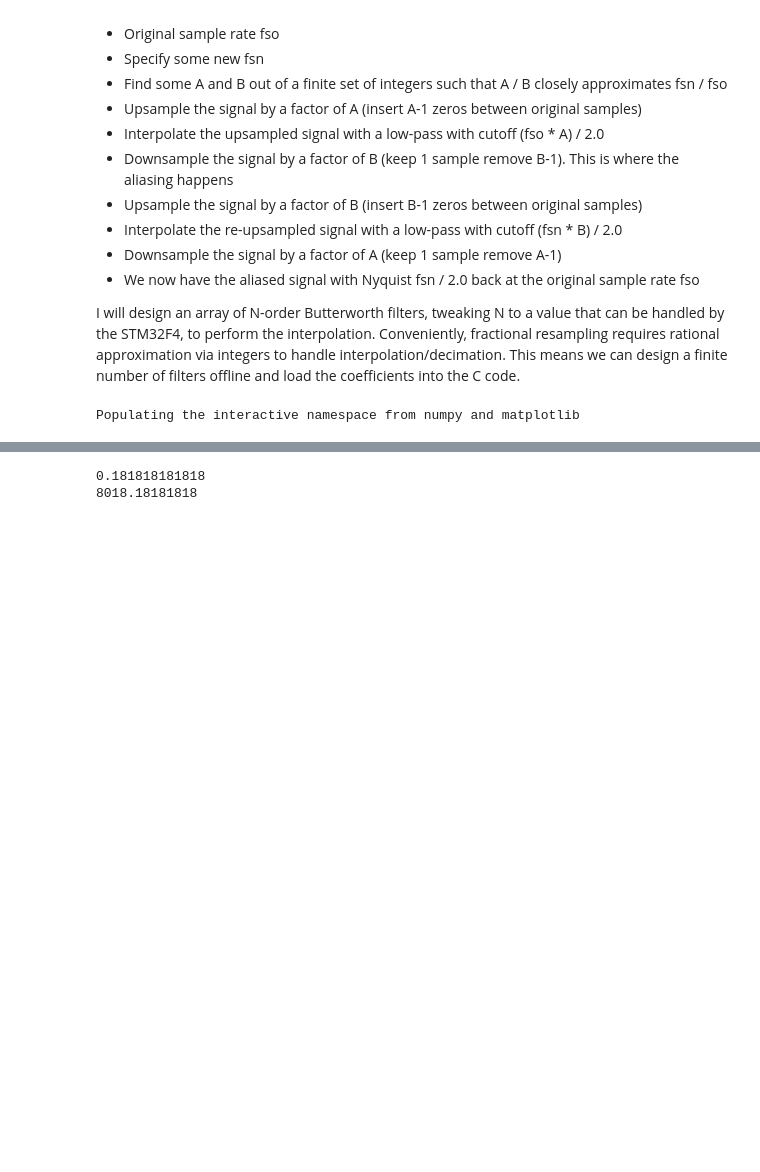
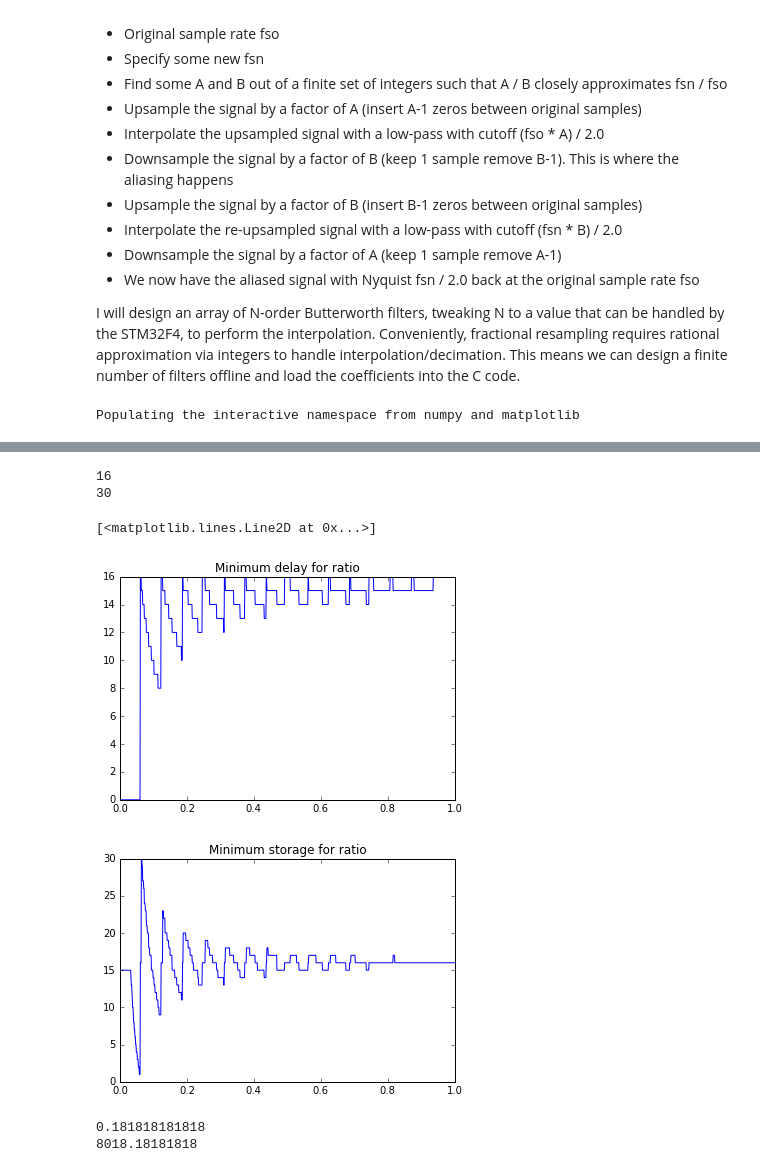
Before and after one commit to Shwe-creator/notebooks, a Jupyter notebook: 16_11_10 aliasing resample.ipynb, the cells around one changed output, grey strips where cells are left out. Cells and saved outputs as stored; diff of their text form; code cells hidden in the pictures; blank space fills up the shorter version.

Commit message:
finished RT implementation of minimum delay fractional downsampler

```diff
--- a/16_11_10 aliasing resample.ipynb
+++ b/16_11_10 aliasing resample.ipynb
@@ -52,3 +60,46 @@ plt.plot(rats, dens)
+# %%
+import math
+
+n = 16
+
+def calc_block_range(n, m, l):
+    n = float(n)
+    m = float(m)
+    l = float(l)
+
+    floor = lambda x: math.floor(x)
+    ceil = lambda x: math.ceil(x)
+
+    orig = [n, n]
+    up = [m * orig[0], m * orig[1]]
+    down = [floor(up[0] / l), ceil(up[1] / l)]
+    reup = [l * down[0], l * down[1]]
+    redown = [floor(reup[0] / m), ceil(reup[1] / m)]
+    return int(redown[0]), int(redown[1])
+
+minimum_delays = []
+minimum_storage = []
+for rat in rats:
+    a, b = rationalize_real(rat, A=range(1, 16), B=range(1, 32))
+    block_range = calc_block_range(n, a, b)
+    minimum_delays.append(block_range[0])
+    minimum_storage.append(block_range[1] - n + block_range[0])
+
+print np.max(minimum_delays)
+plt.figure()
+plt.plot(rats, minimum_delays)
+plt.title('Minimum delay for ratio')
+
+print np.max(minimum_storage)
+plt.figure()
+plt.title('Minimum storage for ratio')
+plt.plot(rats, minimum_storage)
+# %% [output]
+16
+30
+[<matplotlib.lines.Line2D at 0x...>]
+[figure, added]
+[figure, added]
 # %%
 # Create test signal with 4 sinusoids at 44100.0
 
```
Also changed, not shown: parts of 1 cell of this notebook, 1 other file.
